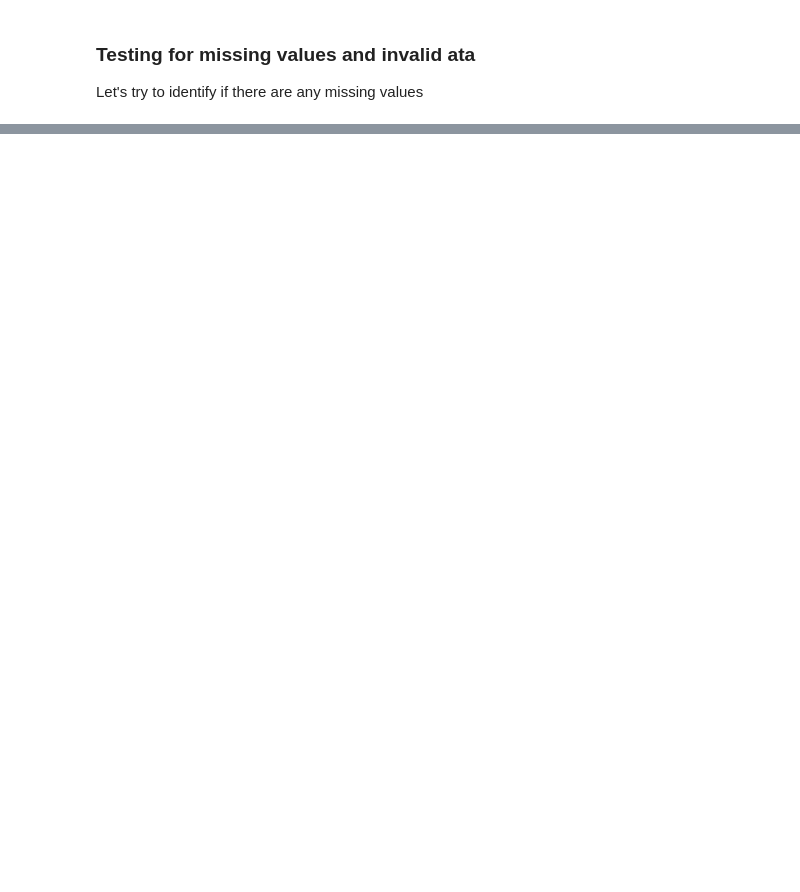
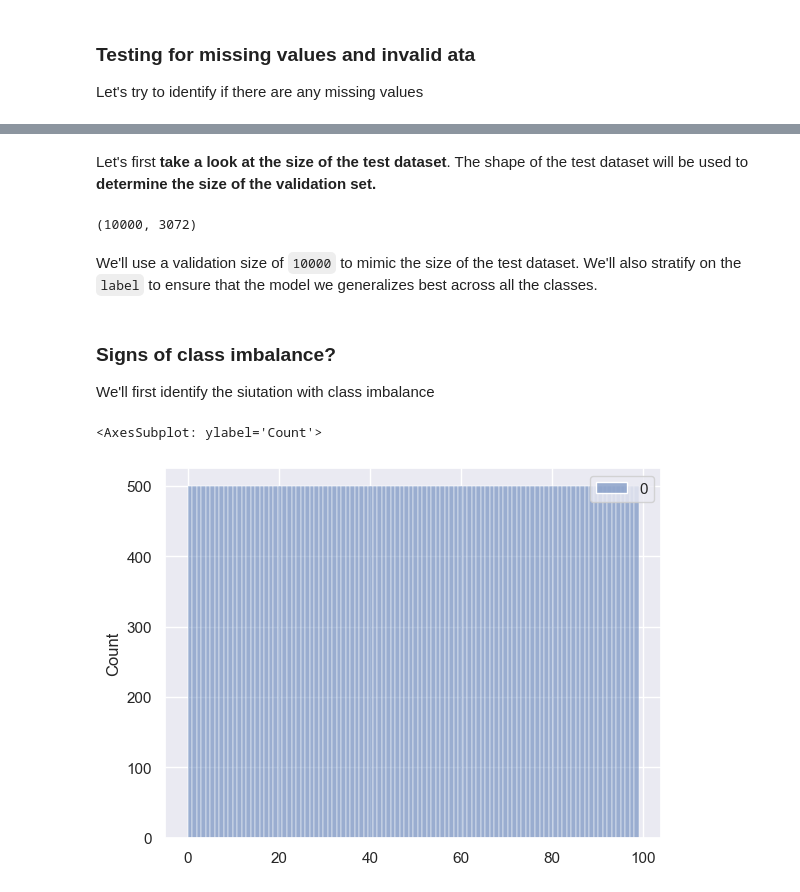
Before and after one commit to kenJPG/CIFAR100, a Jupyter notebook: cifar_100.ipynb, the cells around one changed output, grey strips where cells are left out. Drawn from its saved outputs; the diff is of its cells as text; code cells hidden in the pictures; blank space fills up the shorter version.

```diff
--- a/cifar_100.ipynb
+++ b/cifar_100.ipynb
@@ -35,6 +35,9 @@ import matplotlib.pyplot as plt
 import copy
 import math
 
+import seaborn as sns
+sns.set('notebook')
+
 import random
 import torch
 import torch.nn as nn
@@ -165,11 +170,12 @@ def unpickle(file):
         dict = pickle.load(fo, encoding='bytes')
     return dict
 
-metadata_path = 'data/meta' # change this path
+metadata_path = 'data/meta'
 metadata = unpickle(metadata_path)
 superclass_dict = dict(list(enumerate(metadata[b'coarse_label_names'])))
 
-data_pre_path = 'data/' # change this path
+data_pre_path = 'data/'
+
 # File paths
 data_train_path = data_pre_path + 'train'
 data_test_path = data_pre_path + 'test'
@@ -177,12 +183,15 @@ data_test_path = data_pre_path + 'test'
 data_train_dict = unpickle(data_train_path)
 data_test_dict = unpickle(data_test_path)
 # Get data (change the coarse_labels if you want to use the 100 classes)
-X_train = data_train_dict[b'data']
-y_train = np.array(data_train_dict[b'fine_labels'])
-X_test = data_test_dict[b'data']
-y_test = np.array(data_test_dict[b'fine_labels'])
+X_train = pd.DataFrame(data_train_dict[b'data'])
+y_train = pd.DataFrame(np.array(data_train_dict[b'fine_labels']))
+y_train_coarse = pd.DataFrame(np.array(data_train_dict[b'coarse_labels']))
+X_test = np.array(data_test_dict[b'data']).flatten()
+y_test = np.array(data_test_dict[b'fine_labels']).flatten()
+y_test_coarse = pd.DataFrame(np.array(data_test_dict[b'coarse_labels']))
 
 classes = np.array(list(map(lambda x: x.decode('utf-8'), metadata[b'fine_label_names'])))
+coarse_classes = np.array(list(map(lambda x: x.decode('utf-8'), metadata[b'coarse_label_names'])))
 # %% [markdown]
 Let's take a look at the training dataset
 # %%
@@ -210,0 +245,17 @@ temp.shape
+# %% [markdown]
+Let's first <strong>take a look at the size of the test dataset</strong>. The shape of the test dataset will be used to <strong>determine the size of the validation set.</strong>
+# %%
+X_test.shape
+# %% [output]
+(10000, 3072)
+# %% [markdown]
+We'll use a validation size of <code>10000</code> to mimic the size of the test dataset. We'll also stratify on the <code>label</code> to ensure that the model we generalizes best across all
+the classes.
+# %% [markdown]
+### Signs of class imbalance?
+We'll first identify the siutation with class imbalance
+# %%
+sns.histplot(y_train, bins=100)
+# %% [output]
+<AxesSubplot: ylabel='Count'>
+[figure, added]
```
Also changed, not shown: parts of 18 cells of this notebook.
